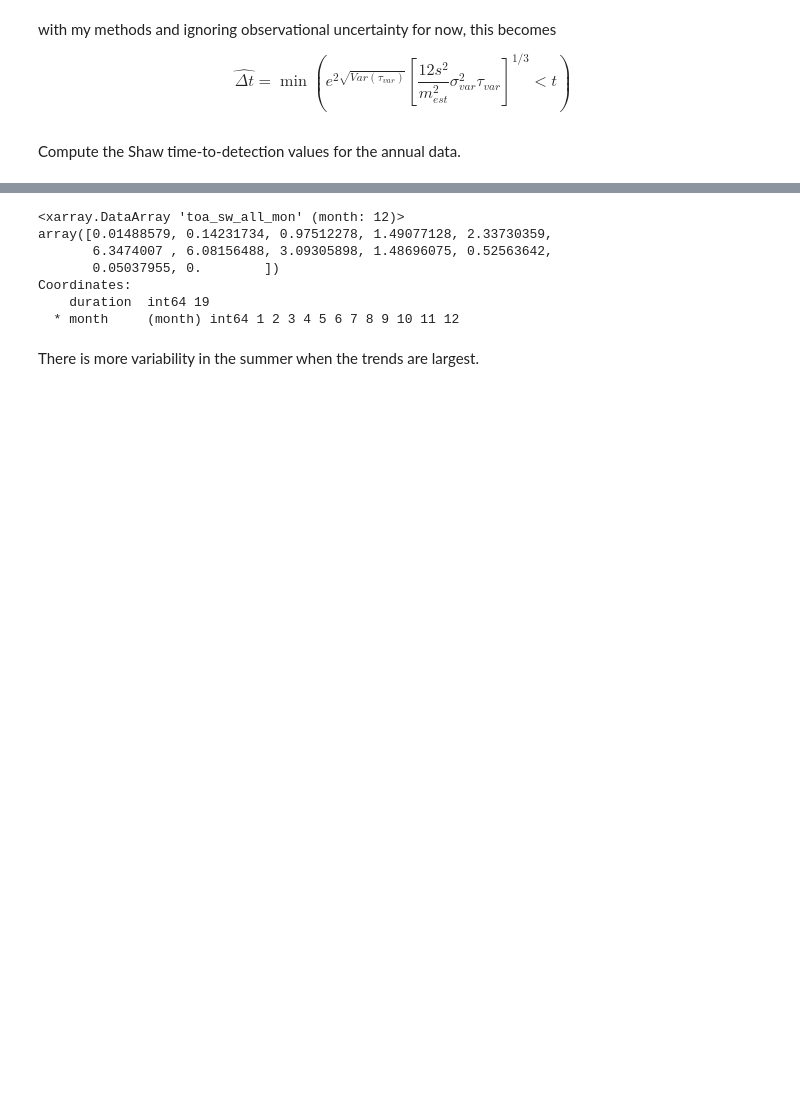
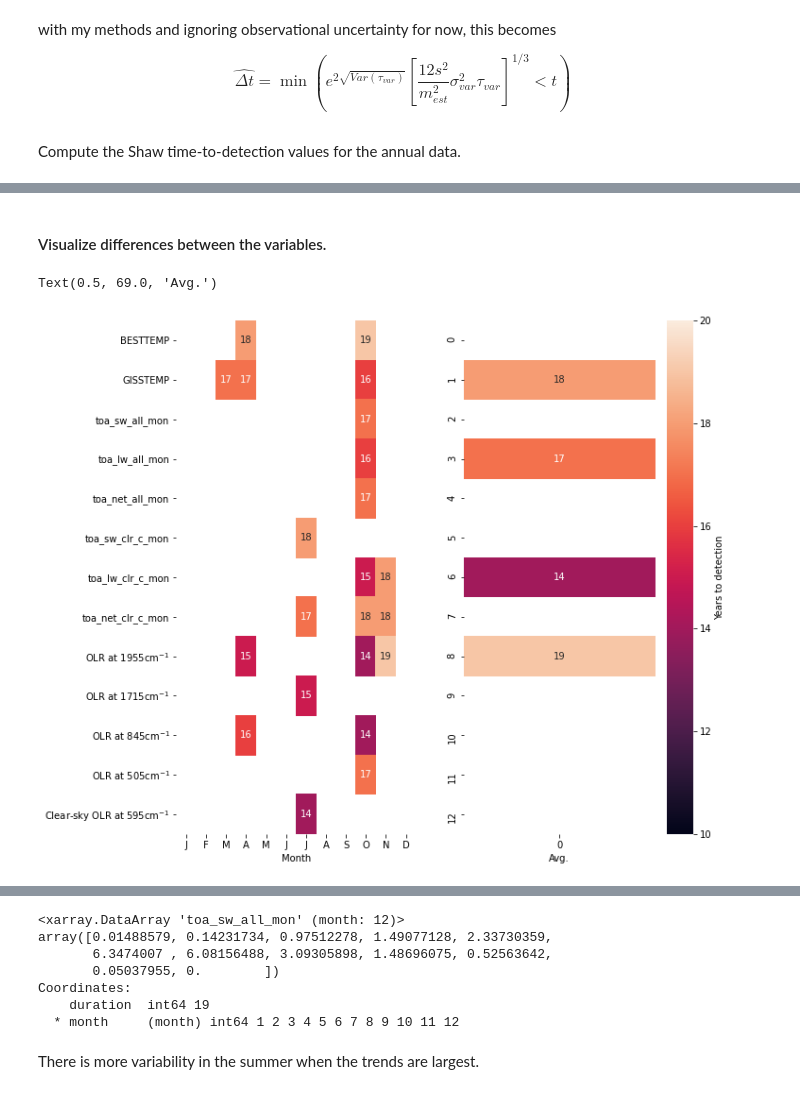
Before and after one commit to jshaw35/spectral_ice, a Jupyter notebook: trend_uncertainty/detectiontime_obsonly.ipynb, the cells around one changed output, grey strips where cells are left out. Saved outputs shown, nothing was run; the diff lists cells and outputs as text; code cells hidden in the pictures; blank space fills up the shorter version.

```diff
--- a/trend_uncertainty/detectiontime_obsonly.ipynb
+++ b/trend_uncertainty/detectiontime_obsonly.ipynb
@@ -776,0 +947,9 @@ out_emerge_monthly,out_detect_monthly,out_DeltaT_monthly,out_detect_monthly,out_
+# %%
+slopes_ds    = gisstemp_ts_slopes_monthly_dur_ds
+tauvar_ds    = gisstemp_ts_tauvar_monthly
+stddev_ds    = gisstemp_ts_stddev_monthly
+vartauvar_ds = gisstemp_ts_vartauvar_monthly
+
+gisstemp_emerge_monthly,gisstemp_detectbool_monthly,gisstemp_DeltaT_monthly,gisstemp_detect_monthly,gisstemp_unc_monthly = detect_signal(slopes_ds,tauvar_ds,stddev_ds,vartauvar_ds)
+# %% [markdown]
+#### Visualize differences between the variables.
@@ -776,0 +971,41 @@ out_emerge_monthly,out_detect_monthly,out_DeltaT_monthly,out_detect_monthly,out_
+# %%
+detect_test_ann = detect_test_ann.reshape((13,1)) # reshape so heatmap will work
+# %%
+detect_test_monthly = np.array((besttemp_emerge_monthly['TS_BESTTEMP'],
+                                gisstemp_emerge_monthly['TS_GISSTEMP'],
+                                ceres_emerge_monthly['toa_sw_all_mon'],
+                                ceres_emerge_monthly['toa_lw_all_mon'],
+                                ceres_emerge_monthly['toa_net_all_mon'],
+                                ceres_emerge_monthly['toa_sw_clr_c_mon'],
+                                ceres_emerge_monthly['toa_lw_clr_c_mon'],
+                                ceres_emerge_monthly['toa_net_clr_c_mon'],
+                                solr_emerge_monthly['allsky_spectral_OLR'].sel(wnum=1955),
+                                solr_emerge_monthly['allsky_spectral_OLR'].sel(wnum=1715),
+                                solr_emerge_monthly['allsky_spectral_OLR'].sel(wnum=845),
+                                solr_emerge_monthly['allsky_spectral_OLR'].sel(wnum=505),
+                                solr_emerge_monthly['clrsky_spectral_OLR'].sel(wnum=595)
+                               ))
+# %%
+emerge_comp_fig,emerge_comp_axs = plt.subplots(1,2,figsize=(10,10))
+
+
+out = sns.heatmap(detect_test_monthly,annot=True,vmin=10,vmax=20,cbar_kws={'label': 'Years to detection'},ax=emerge_comp_axs[0],cbar=False) # fmt="s"
+
+ylabels = ['BESTTEMP','GISSTEMP',
+           'toa_sw_all_mon','toa_lw_all_mon','toa_net_all_mon','toa_sw_clr_c_mon','toa_lw_clr_c_mon','toa_net_clr_c_mon',
+           'OLR at 1955cm$^{-1}$','OLR at 1715cm$^{-1}$','OLR at 845cm$^{-1}$','OLR at 505cm$^{-1}$','Clear-sky OLR at 595cm$^{-1}$']
+
+out.set_xlabel('Month')
+__ = out.set_xticklabels(['J','F','M','A','M','J','J','A','S','O','N','D'])
+__ = out.set_yticklabels(ylabels,rotation=0)
+
+
+
+out = sns.heatmap(detect_test_ann,annot=True,vmin=10,vmax=20,cbar_kws={'label': 'Years to detection'},ax=emerge_comp_axs[1]) # fmt="s"
+
+out.set_xlabel('Avg.')
+# __ = out.set_xticklabels(['Avg.'])
+# __ = out.set_yticklabels(ylabels,rotation=0)
+# %% [output]
+Text(0.5, 69.0, 'Avg.')
+[figure, added]
```
Also changed, not shown: parts of 70 cells of this notebook.
